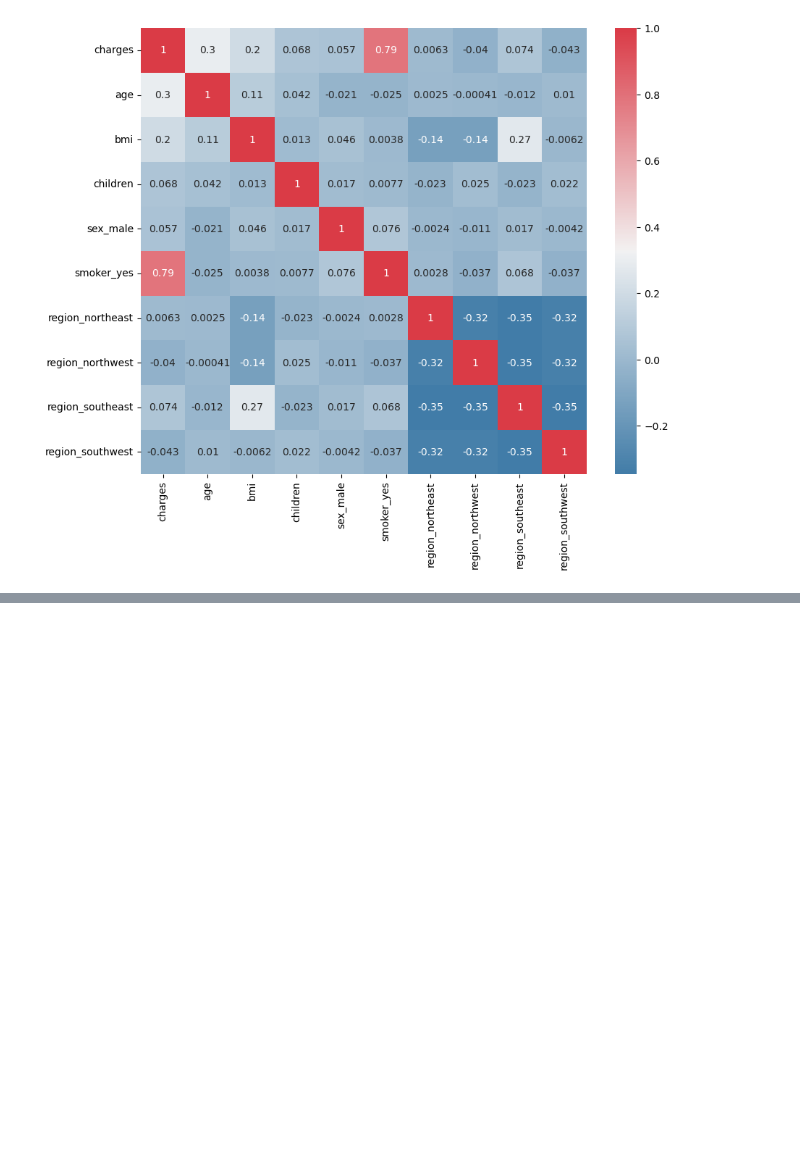
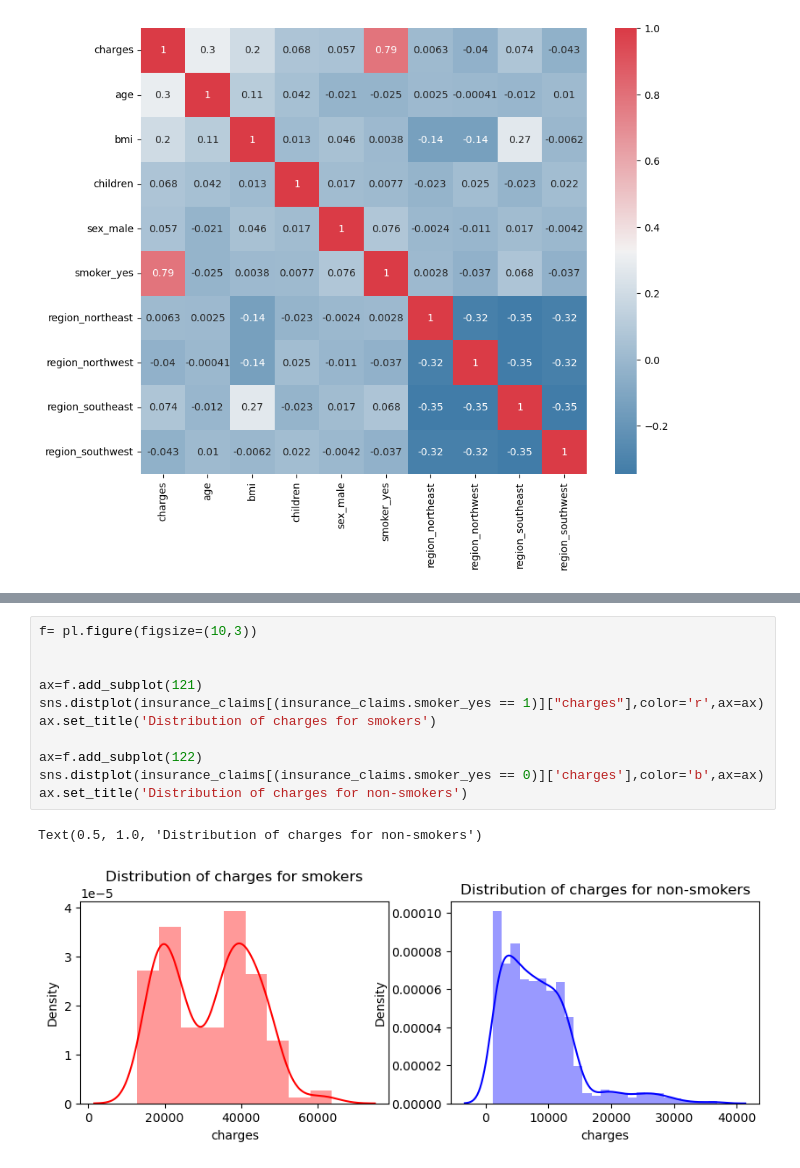
Before and after one commit to wlamnorman/Health-Insurance-Claims-Project-in-progress, a Jupyter notebook: InsuranceClaims.ipynb, the cells around one changed output, grey strips where cells are left out. Drawn from its saved outputs; the diff is of its cells as text; blank space fills up the shorter version.

```diff
--- a/InsuranceClaims.ipynb
+++ b/InsuranceClaims.ipynb
@@ -116 +143,15 @@ Name: charges, dtype: float64
+# %%
+f= pl.figure(figsize=(10,3))
+
+
+ax=f.add_subplot(121)
+sns.distplot(insurance_claims[(insurance_claims.smoker_yes == 1)]["charges"],color='r',ax=ax)
+ax.set_title('Distribution of charges for smokers')
+
+ax=f.add_subplot(122)
+sns.distplot(insurance_claims[(insurance_claims.smoker_yes == 0)]['charges'],color='b',ax=ax)
+ax.set_title('Distribution of charges for non-smokers')
+# %% [output]
+Text(0.5, 1.0, 'Distribution of charges for non-smokers')
+[figure, added]
 # %% [markdown]
```
Also changed, not shown: parts of 7 cells of this notebook.
